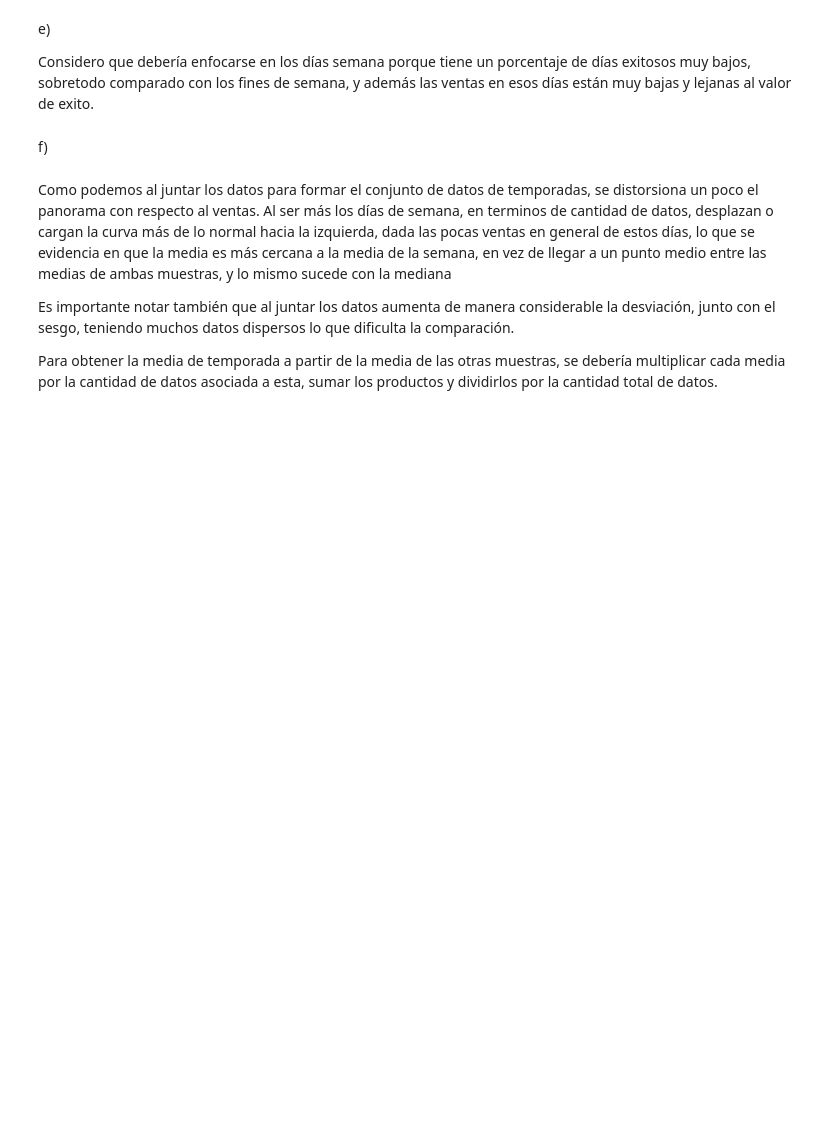
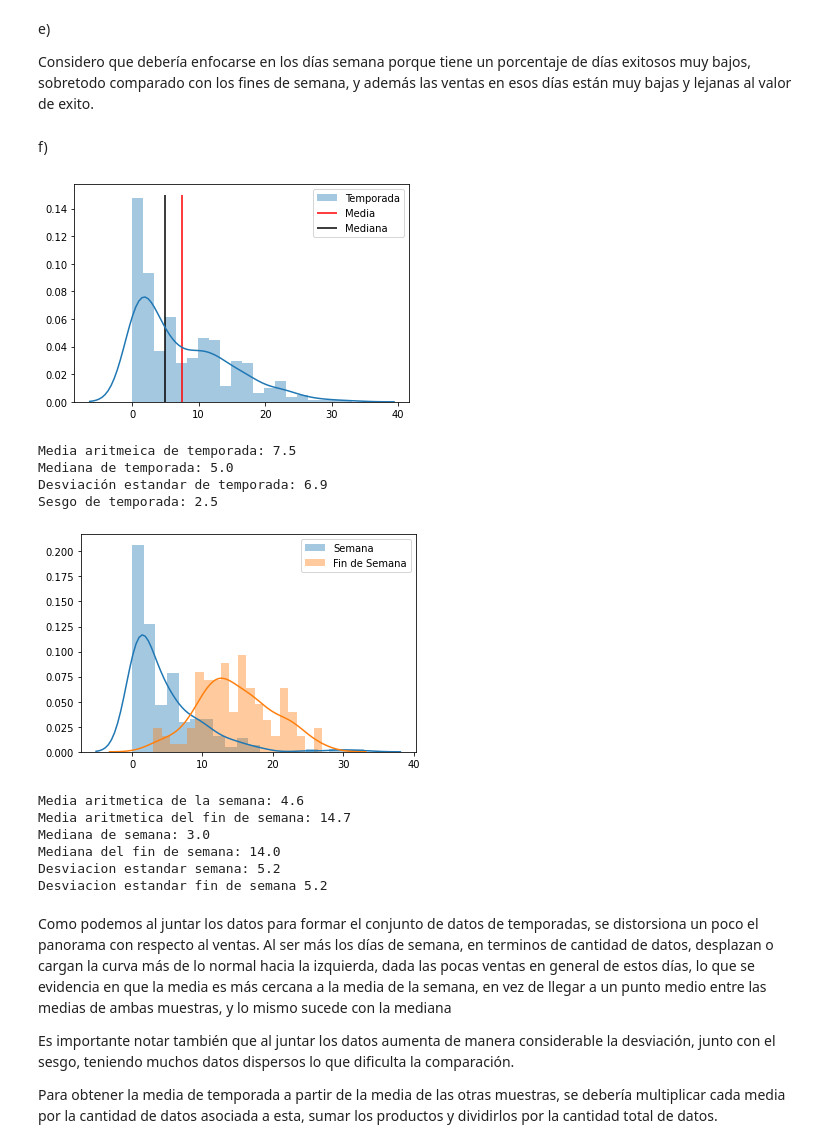
Before and after one commit to RaimundoGross/PublicLab, a Jupyter notebook: Raimundo_Gross_200.ipynb, the cells around one changed output. Cells and saved outputs as stored; diff of their text form; code cells hidden in the pictures; blank space fills up the shorter version.

```diff
--- a/Raimundo_Gross_200.ipynb
+++ b/Raimundo_Gross_200.ipynb
@@ -98,37 +108,51 @@ Considero que debería enfocarse en los días semana porque tiene un porcentaje
 # %% [markdown]
 f)
 # %%
+
 ltem= lsem+lfds
 K = int(np.ceil(sqrt(len(ltem))))
 
 mtem = np.mean(ltem)
 med_tem = np.median(ltem)
 std_tem = np.std(ltem)
 
 sbn.distplot(ltem, bins=K, norm_hist=False, kde=True, label="Temporada")
-plt.vlines(mtem, 0, 0.15, label="Media", colors='u')
-plt.vlines(med_tem, 0, 0.15, label="Mediana", colors='g')
+plt.vlines(mtem, 0, 0.15, label="Media", colors='r')
+plt.vlines(med_tem, 0, 0.15, label="Mediana", colors='k')
 plt.legend()
 plt.show()
 
 
 print("Media aritmeica de temporada:",round(mtem,1))
 print("Mediana de temporada:", med_tem)
 print("Desviación estandar de temporada:", round(std_tem, 1))
 print("Sesgo de temporada:", round(mtem-med_tem,1))
 
 
 sbn.distplot(lsem, bins=K, norm_hist=True, kde=True, label="Semana")
 sbn.distplot(lfds, bins=K, norm_hist=True, kde=True, label="Fin de Semana")
 plt.legend()
 plt.show()
 
 print("Media aritmetica de la semana:", round(msem, 1),"\nMedia aritmetica del fin de semana:", round(mfds,1))
 print("Mediana de semana:", med_sem, "\nMediana del fin de semana:", med_fds)
 
 
 print("Desviacion estandar semana:", round(std_sem,1))
 print("Desviacion estandar fin de semana", round(std_fds,1))
+# %% [output]
+[figure, added]
+Media aritmeica de temporada: 7.5
+Mediana de temporada: 5.0
+Desviación estandar de temporada: 6.9
+Sesgo de temporada: 2.5
+[figure, added]
+Media aritmetica de la semana: 4.6
+Media aritmetica del fin de semana: 14.7
+Mediana de semana: 3.0
+Mediana del fin de semana: 14.0
+Desviacion estandar semana: 5.2
+Desviacion estandar fin de semana 5.2
 # %% [markdown]
 Como podemos al juntar los datos para formar el conjunto de datos de temporadas, se distorsiona un poco el panorama con respecto al ventas. Al ser más los días de semana, en terminos de cantidad de datos, desplazan o cargan la curva más de lo normal hacia la izquierda, dada las pocas ventas en general de estos días, lo que se evidencia en que la media es más cercana a la media de la semana, en vez de llegar a un punto medio entre las medias de ambas muestras, y lo mismo sucede con la mediana
 
```
Also changed, not shown: parts of 5 cells of this notebook.
